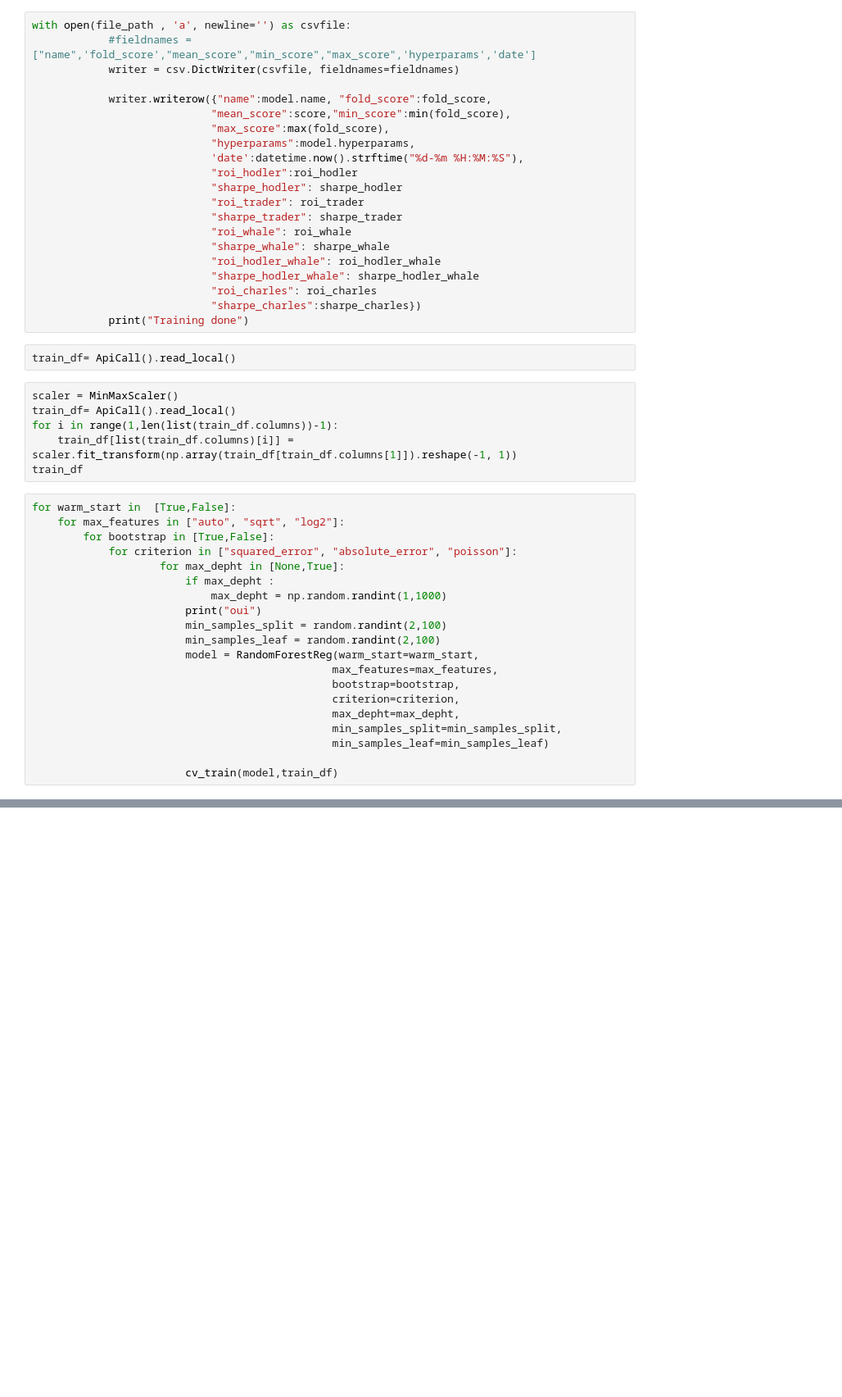
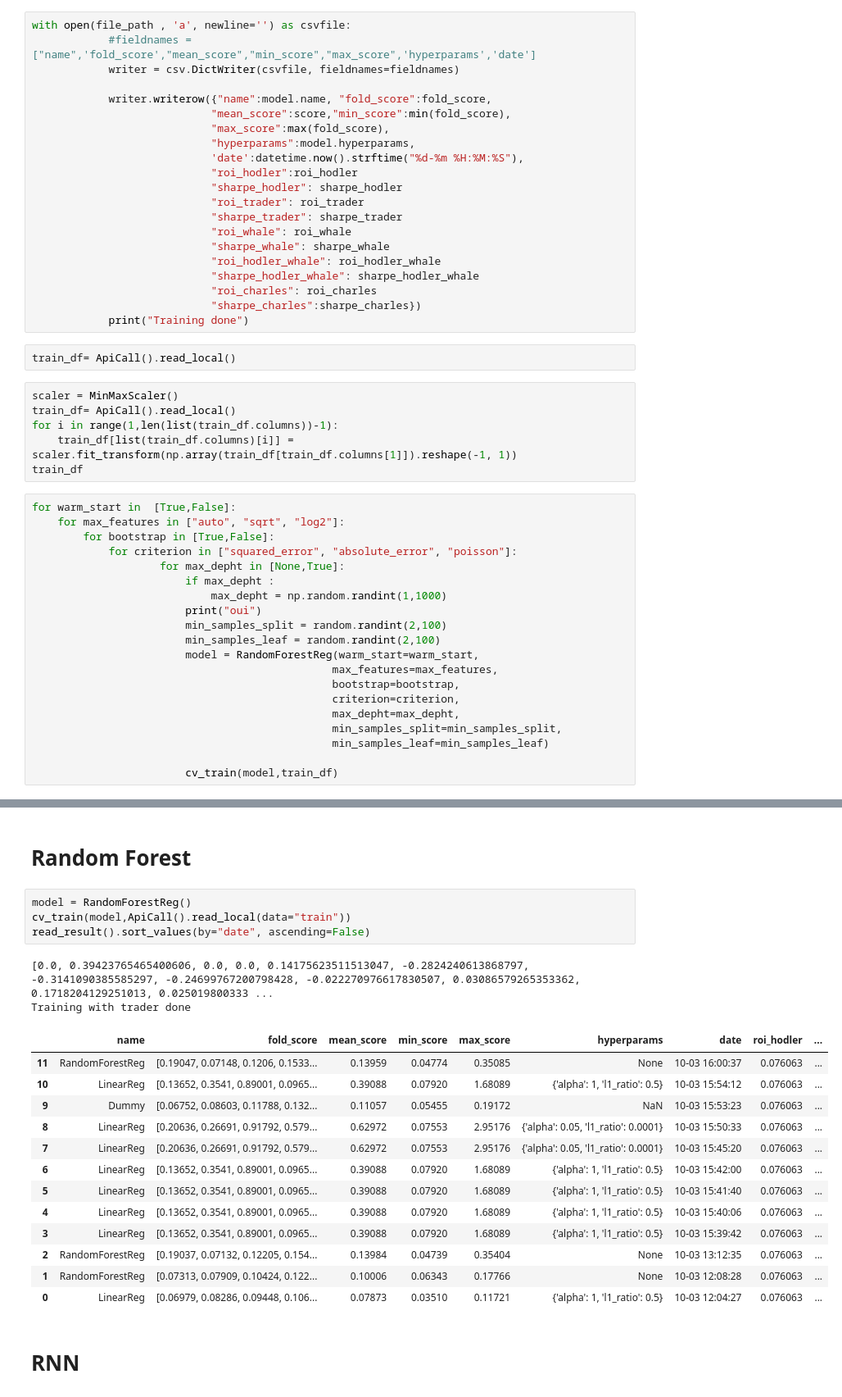
Before and after one commit to AlexandreLaizet/bitcoin_deep_learning, a Jupyter notebook: notebooks/Etienne-Copy-AL.ipynb, the cells around one changed output, grey strips where cells are left out. Shown: that part at 82% size. Saved outputs shown, nothing was run; the diff lists cells and outputs as text; blank space fills up the shorter version.

```diff
--- a/notebooks/Etienne-Copy-AL.ipynb
+++ b/notebooks/Etienne-Copy-AL.ipynb
@@ -345,0 +367,24 @@ LinReg: Mean MAE
+# %% [markdown]
+# Random Forest
+# %%
+model = RandomForestReg()
+cv_train(model,ApiCall().read_local(data="train"))
+read_result().sort_values(by="date", ascending=False)
+# %% [output]
+[0.0, 0.39423765465400606, 0.0, 0.0, 0.14175623511513047, -0.2824240613868797, -0.3141090385585297, -0.24699767200798428, -0.022270976617830507, 0.03086579265353362, 0.1718204129251013, 0.025019800333 ...
+Training with trader done
+|  | name | fold_score | mean_score | min_score | max_score | hyperparams | date | roi_hodler | ... |
+| 11 | RandomForestReg | [0.19047, 0.07148, 0.1206, 0.1533... | 0.13959 | 0.04774 | 0.35085 | None | 10-03 16:00:37 | 0.076063 | ... |
+| 10 | LinearReg | [0.13652, 0.3541, 0.89001, 0.0965... | 0.39088 | 0.07920 | 1.68089 | {'alpha': 1, 'l1_ratio': 0.5} | 10-03 15:54:12 | 0.076063 | ... |
+| 9 | Dummy | [0.06752, 0.08603, 0.11788, 0.132... | 0.11057 | 0.05455 | 0.19172 | NaN | 10-03 15:53:23 | 0.076063 | ... |
+| 8 | LinearReg | [0.20636, 0.26691, 0.91792, 0.579... | 0.62972 | 0.07553 | 2.95176 | {'alpha': 0.05, 'l1_ratio': 0.0001} | 10-03 15:50:33 | 0.076063 | ... |
+| 7 | LinearReg | [0.20636, 0.26691, 0.91792, 0.579... | 0.62972 | 0.07553 | 2.95176 | {'alpha': 0.05, 'l1_ratio': 0.0001} | 10-03 15:45:20 | 0.076063 | ... |
+| 6 | LinearReg | [0.13652, 0.3541, 0.89001, 0.0965... | 0.39088 | 0.07920 | 1.68089 | {'alpha': 1, 'l1_ratio': 0.5} | 10-03 15:42:00 | 0.076063 | ... |
+| 5 | LinearReg | [0.13652, 0.3541, 0.89001, 0.0965... | 0.39088 | 0.07920 | 1.68089 | {'alpha': 1, 'l1_ratio': 0.5} | 10-03 15:41:40 | 0.076063 | ... |
+| 4 | LinearReg | [0.13652, 0.3541, 0.89001, 0.0965... | 0.39088 | 0.07920 | 1.68089 | {'alpha': 1, 'l1_ratio': 0.5} | 10-03 15:40:06 | 0.076063 | ... |
+| 3 | LinearReg | [0.13652, 0.3541, 0.89001, 0.0965... | 0.39088 | 0.07920 | 1.68089 | {'alpha': 1, 'l1_ratio': 0.5} | 10-03 15:39:42 | 0.076063 | ... |
+| 2 | RandomForestReg | [0.19037, 0.07132, 0.12205, 0.154... | 0.13984 | 0.04739 | 0.35404 | None | 10-03 13:12:35 | 0.076063 | ... |
+| 1 | RandomForestReg | [0.07313, 0.07909, 0.10424, 0.122... | 0.10006 | 0.06343 | 0.17766 | None | 10-03 12:08:28 | 0.076063 | ... |
+| 0 | LinearReg | [0.06979, 0.08286, 0.09448, 0.106... | 0.07873 | 0.03510 | 0.11721 | {'alpha': 1, 'l1_ratio': 0.5} | 10-03 12:04:27 | 0.076063 | ... |
+# %% [markdown]
+# RNN
```
Also changed, not shown: parts of 8 cells of this notebook, 1 other file.
